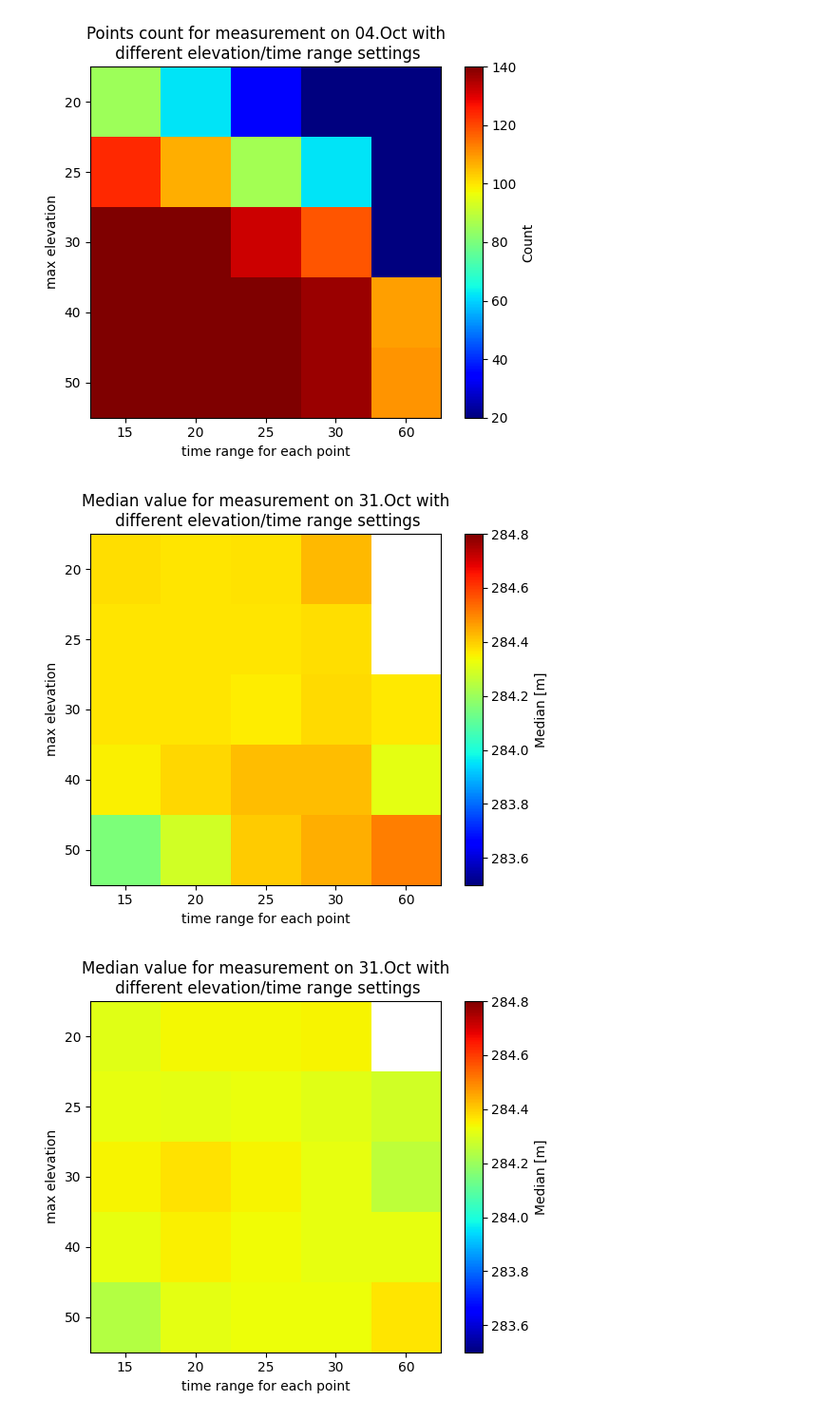
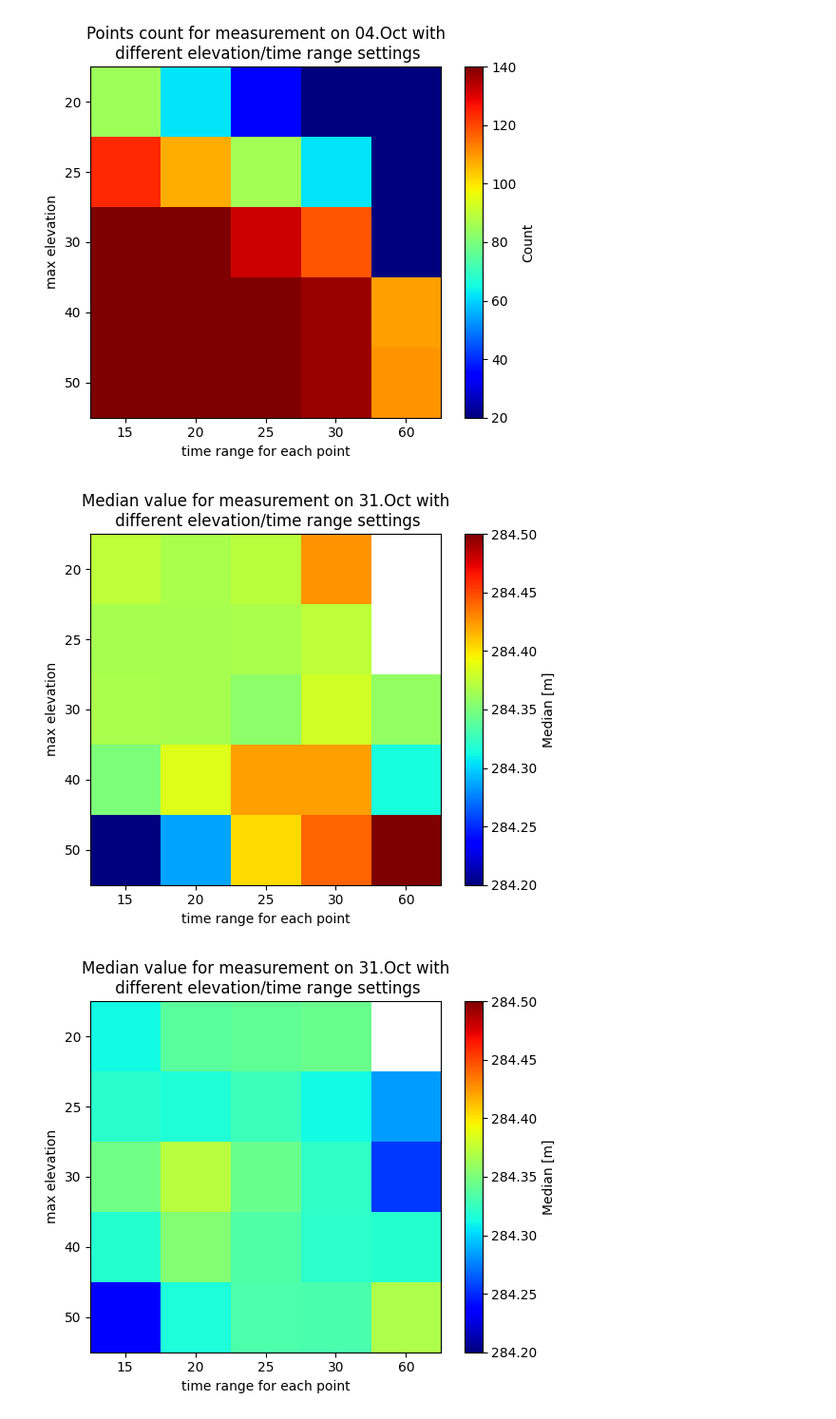
Before and after one commit to ziqing97/gnss_ir_analyze, a Jupyter notebook: src/analyze_accuracy.ipynb, the cells around one changed output. Shown at 95% size. Saved outputs shown, nothing was run; the diff lists cells and outputs as text; code cells hidden in the pictures.

```diff
--- a/src/analyze_accuracy.ipynb
+++ b/src/analyze_accuracy.ipynb
@@ -259,7 +259,7 @@ with open('../data/generated_data/20221031.pkl', 'rb') as f:
 (median_1031, std_1031,count_1031) = analyze_accuracy(ts_dict)
 # %%
 fig,ax = plt.subplots()
-im = ax.imshow(ante_h_1031['2']-median_1031['data'][0],cmap='jet',vmax=median_max,vmin=median_min)
+im = ax.imshow(ante_h_1031['2']-median_1031['data'][0],cmap='jet',vmax=284.5,vmin=284.2)
 ax.set_xticklabels(median_1031['x_tick'])
 ax.set_yticklabels(median_1031['y_tick'])
 ax.set_ylabel('max elevation')
@@ -270,21 +270,21 @@ cbar =fig.colorbar(im)
 cbar.set_label('Median [m]')
 fig.savefig('picture/median10312.png')
 # %% [output]
-[figure, old version]
+[figure, new version]
 # %%
 fig,ax = plt.subplots()
-im = ax.imshow(ante_h_1031['3']-median_1031['data'][1],cmap='jet',vmax=median_max,vmin=median_min)
+im = ax.imshow(ante_h_1031['3']-median_1031['data'][1],cmap='jet',vmax=284.5,vmin=284.2)
 ax.set_xticklabels(median_1031['x_tick'])
 ax.set_yticklabels(median_1031['y_tick'])
 ax.set_ylabel('max elevation')
 ax.set_xlabel('time range for each point')
 ax.set_title('Median value for measurement on 31.Oct with\n different elevation/time range settings')
 
 cbar =fig.colorbar(im)
 cbar.set_label('Median [m]')
 fig.savefig('picture/median10313.png')
 # %% [output]
-[figure, old version]
+[figure, new version]
 # %%
 fig,ax = plt.subplots()
 im = ax.imshow(std_1031['data'][0],cmap='jet',vmax=std_max,vmin=std_min)
```
Also changed, not shown: parts of 10 cells of this notebook, 1 other file.
